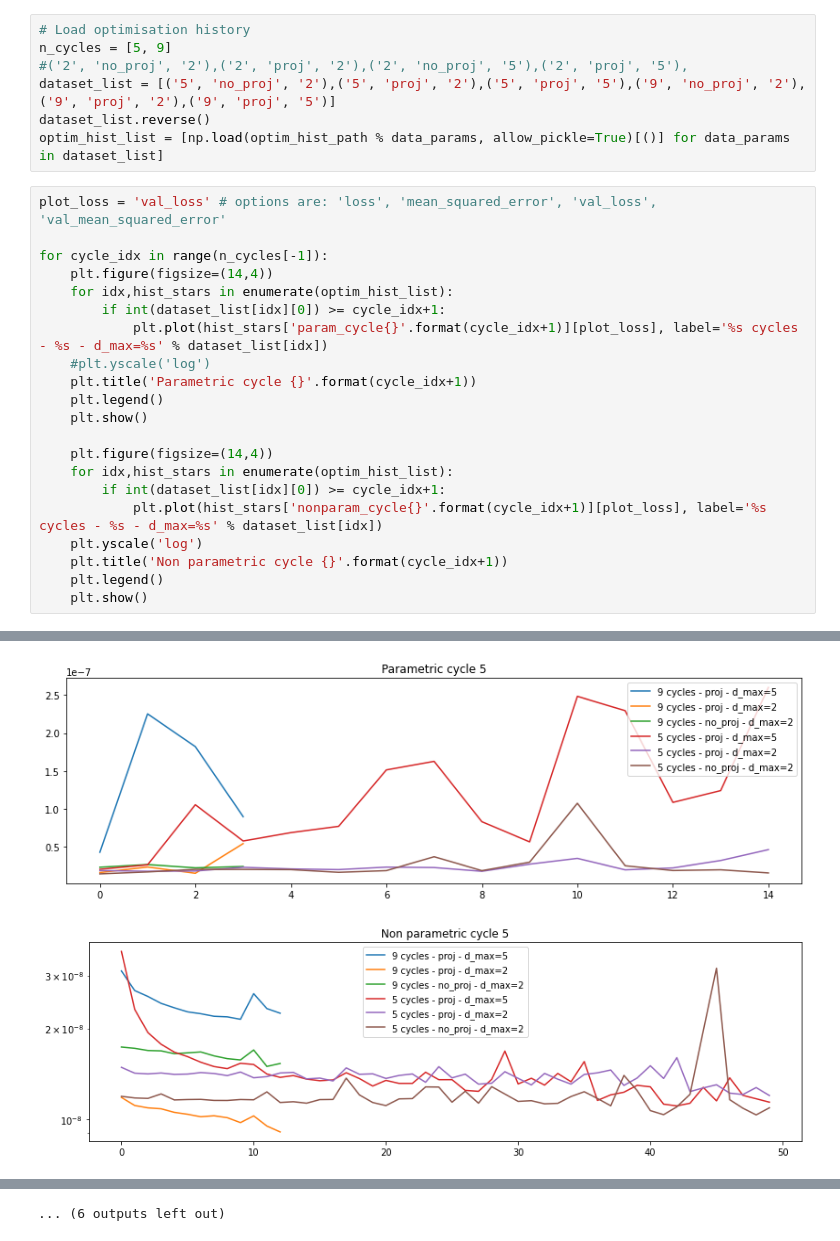
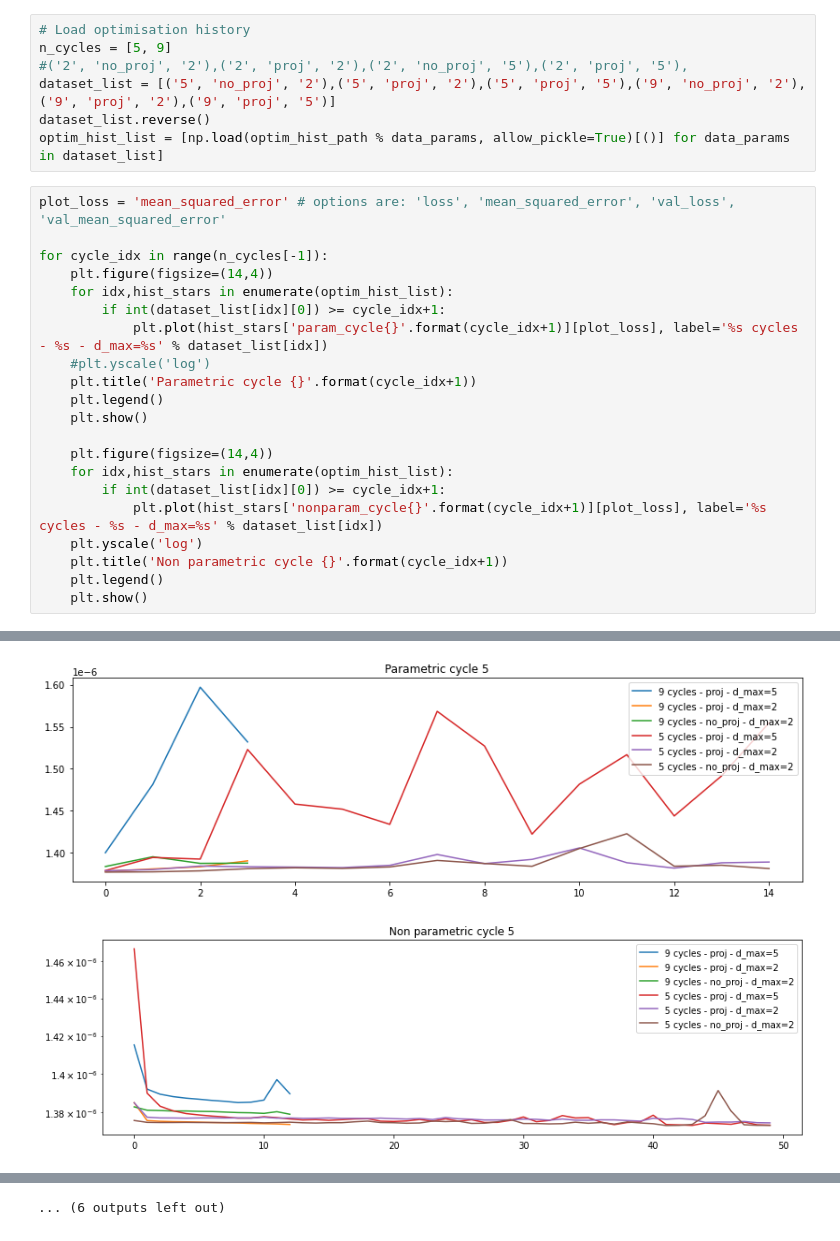
Before and after one commit to tobias-liaudat/wf-SEDs, a Jupyter notebook: projected_learning/notebooks/optimisation_curves_llr.ipynb, the cells around one changed output, grey strips where cells are left out. Cells and saved outputs as stored; diff of their text form.

```diff
--- a/projected_learning/notebooks/optimisation_curves_llr.ipynb
+++ b/projected_learning/notebooks/optimisation_curves_llr.ipynb
@@ -13,7 +13,7 @@ dataset_list = [('5', 'no_proj', '2'),('5', 'proj', '2'),('5', 'proj', '5'),('9'
 dataset_list.reverse()
 optim_hist_list = [np.load(optim_hist_path % data_params, allow_pickle=True)[()] for data_params in dataset_list]
 # %%
-plot_loss = 'val_loss' # options are: 'loss', 'mean_squared_error', 'val_loss', 'val_mean_squared_error'
+plot_loss = 'mean_squared_error' # options are: 'loss', 'mean_squared_error', 'val_loss', 'val_mean_squared_error'
 
 for cycle_idx in range(n_cycles[-1]):
     plt.figure(figsize=(14,4))
@@ -45,2 +45,2 @@ for cycle_idx in range(n_cycles[-1]):
-[figure, old version]
+[figure, new version]
-[figure, old version]
+[figure, new version]
```
Also changed, not shown: parts of 1 cell of this notebook, 1 other file.
